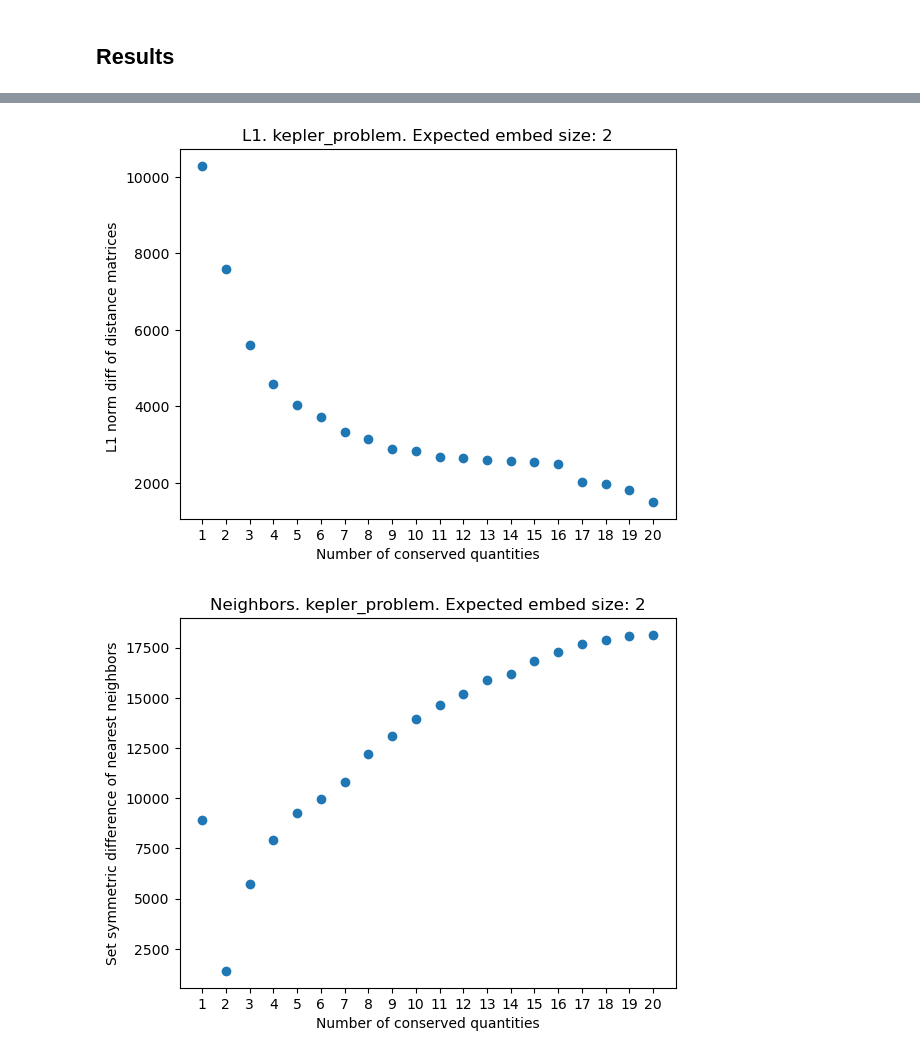
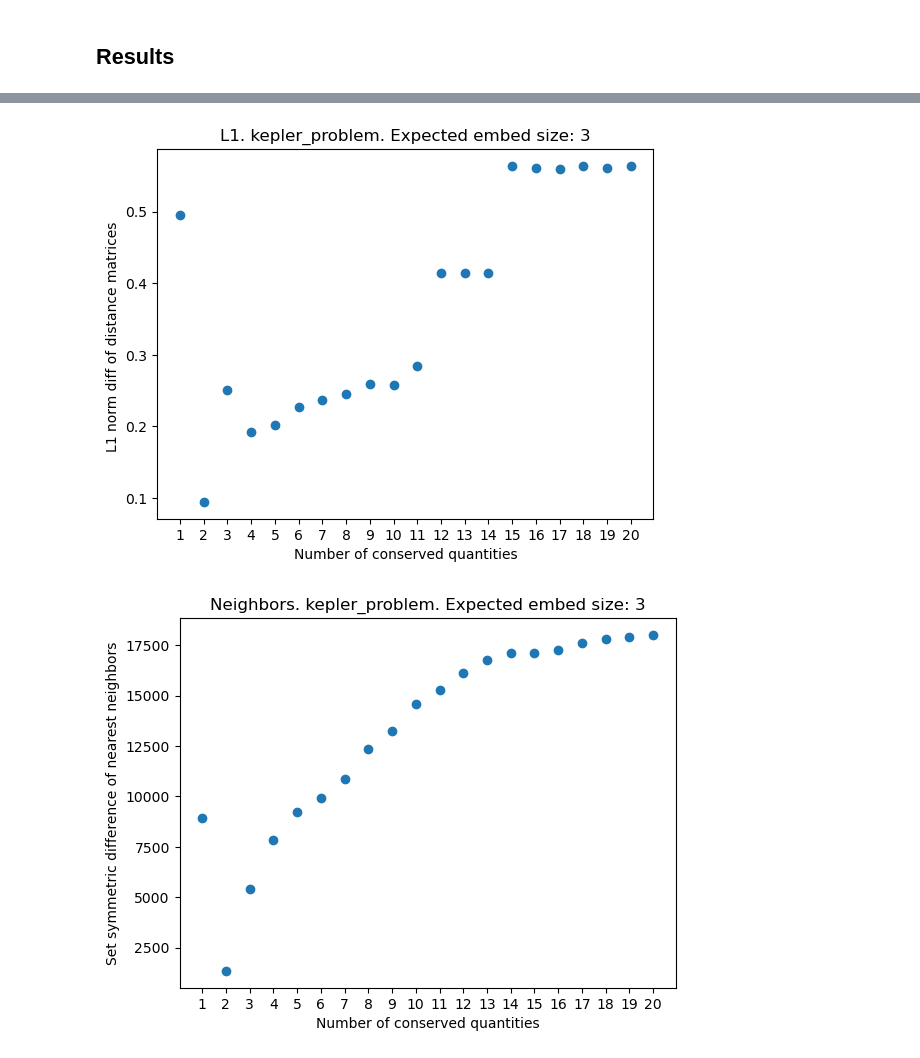
Before and after one commit to waleko/ai-prentice-conservation-laws, a Jupyter notebook: Matrix Comparison after Spectral Embedding.ipynb, the cells around one changed output, grey strips where cells are left out. Saved outputs shown, nothing was run; the diff lists cells and outputs as text; code cells hidden in the pictures.

```diff
--- a/Matrix Comparison after Spectral Embedding.ipynb
+++ b/Matrix Comparison after Spectral Embedding.ipynb
@@ -19,29 +19,35 @@ def affinity_matrix(W, n_neighbors=20, alpha=1.0):
     # K /= alpha_norm[:, None]
     return K
 # %%
-def cmp_dist_matrices(W1, W2, mode: Literal['l1_norm', 'nearest_neighbors', 'ranked_nearest_neighbors'], n_neighbors: int = 20):
+def cmp_dist_matrices(W1, W2, mode: str, n_neighbors: int = 20):
     if mode == "ranked_nearest_neighbors":
         delta = np.argsort(np.argsort(W1, axis=1), axis=1) - np.argsort(np.argsort(W2, axis=1), axis=1)
-        res = np.sum(np.abs(delta[:,:n_neighbors+1]))
+        res = np.sum(np.abs(delta[:, :n_neighbors + 1]))
         return res
     elif mode == "nearest_neighbors":
-        l1 = np.argsort(W1, axis=1)[:,:n_neighbors+1]
-        l2 = np.argsort(W2, axis=1)[:,:n_neighbors+1]
+        l1 = np.argsort(W1, axis=1)[:, :n_neighbors + 1]
+        l2 = np.argsort(W2, axis=1)[:, :n_neighbors + 1]
         res = 0
         for x, y in zip(l1, l2):
             res += len(set(x).symmetric_difference(set(y)))
         return res
     elif mode == "l1_norm":
         W1_normed = W1 / np.linalg.norm(W1, ord=1)
-        W2_normed = W1 / np.linalg.norm(W2, ord=1)
+        W2_normed = W2 / np.linalg.norm(W2, ord=1)
         res = np.linalg.norm(W1_normed - W2_normed, ord=1)
         return res
+    elif mode == "F_norm":
+        W1_normed = W1 / np.linalg.norm(W1)
+        W2_normed = W2 / np.linalg.norm(W2)
+        res = np.linalg.norm(W1_normed - W2_normed)
+        return res
 # %%
-def process(data, cmp_mode: Literal['l1_norm', 'nearest_neighbors', 'ranked_nearest_neighbors'], n_neighbors: int = 100, n_components_tried: int = 20):
+def process(data, cmp_mode: Literal['l1_norm', 'nearest_neighbors', 'ranked_nearest_neighbors', 'F_norm'],
+            n_neighbors: int = 100, n_components_tried: int = 20):
     W = utils.gen_dist_matrix(data)
     scores = []
+    aff_matrix = affinity_matrix(W, n_neighbors=n_neighbors)
     for n_components in range(1, n_components_tried + 1):
-        aff_matrix = affinity_matrix(W, n_neighbors=n_neighbors)
         model = manifold.SpectralEmbedding(n_components=n_components, affinity="precomputed")
         embedding = model.fit_transform(aff_matrix)
         W_embedded = distance_matrix(embedding, embedding)
@@ -50,6 +56,7 @@ def process(data, cmp_mode: Literal['l1_norm', 'nearest_neighbors', 'ranked_near
     return scores
 # %%
 comps_range = range(1, 21)
+
 
 def full_run(experiment_name: str, expected_embed_size: int, n_neighbors: int = 100):
     data = utils.get_data(experiment_name)
@@ -80,6 +87,15 @@ def full_run(experiment_name: str, expected_embed_size: int, n_neighbors: int =
     plt.xlabel("Number of conserved quantities")
     plt.ylabel("Rank difference of nearest neighbors")
     plt.xticks(comps_range)
+
+    # Frobenius norm
+    scores = process(data, "F_norm", n_neighbors)
+    plt.figure()
+    plt.scatter(comps_range, scores)
+    plt.title(f"F norm. {experiment_name}. Expected embed size: {expected_embed_size}")
+    plt.xlabel("Number of conserved quantities")
+    plt.ylabel("F norm diff of distance matrices ")
+    plt.xticks(comps_range)
 # %% [markdown]
 ## Results
 # %%
@@ -109,5 +129,5 @@ full_run("coupled_oscillator", 2)
 # %%
-full_run("kepler_problem", 2)
+full_run("kepler_problem", 3)
 # %% [output]
-[figure, old version]
+[figure, new version]
-[figure, old version]
+[figure, new version]
```
Also changed, not shown: parts of 5 cells of this notebook, 1 other file.
